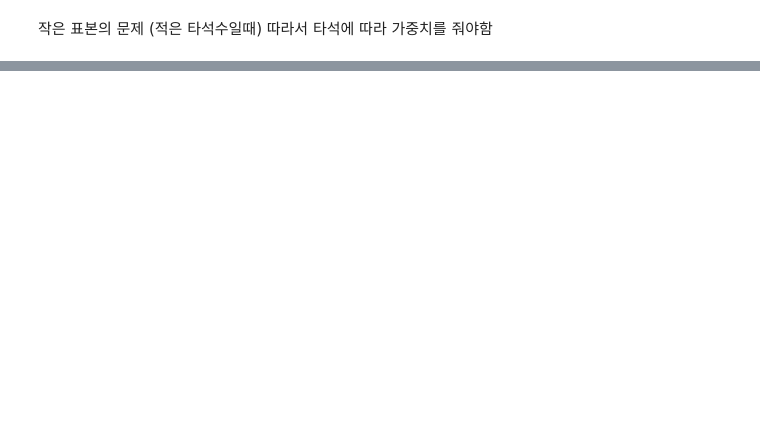
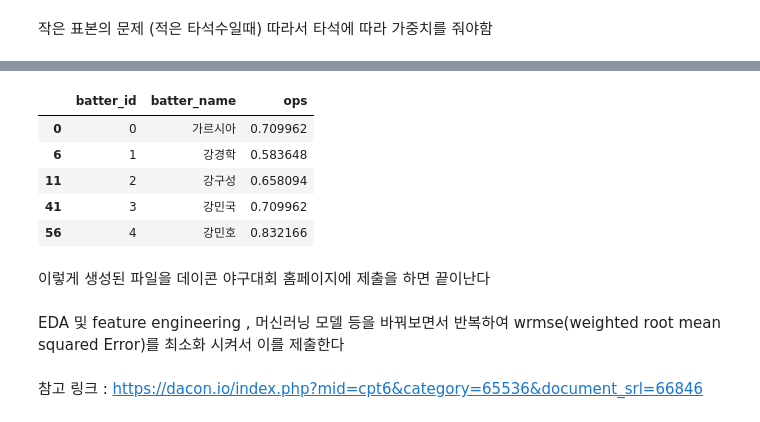
Before and after one commit to juhwakKim/kaggle, a Jupyter notebook: Dacon/Dacon_6th_tutorial2.ipynb, the cells around one changed output, grey strips where cells are left out. Saved outputs shown, nothing was run; the diff lists cells and outputs as text; code cells hidden in the pictures; blank space fills up the shorter version.

Commit message:
Dacon_tutorial

```diff
--- a/Dacon/Dacon_6th_tutorial2.ipynb
+++ b/Dacon/Dacon_6th_tutorial2.ipynb
@@ -149,3 +293,6 @@ mean_squared_error(real,pred,sample_weight=ab)**0.5
 # %% [markdown]
 작은 표본의 문제 (적은 타석수일때)
 따라서 타석에 따라 가중치를 줘야함
+# %%
+rf = RandomForestRegressor(n_estimators=500)
+rf.fit(X_train.fillna(-1),y_train.fillna(-1),sample_weight=train['AB'])
@@ -156,0 +338,2 @@ mean_squared_error(real,pred,sample_weight=ab)**0.5
+# %%
+predictions=rf.predict(X_test.fillna(-1))
@@ -156,0 +344,2 @@ mean_squared_error(real,pred,sample_weight=ab)**0.5
+# %%
+sub['ops']=predictions
@@ -156,0 +348,15 @@ mean_squared_error(real,pred,sample_weight=ab)**0.5
+# %%
+sub.head()
+# %% [output]
+|  | batter_id | batter_name | ops |
+| 0 | 0 | 가르시아 | 0.709962 |
+| 6 | 1 | 강경학 | 0.583648 |
+| 11 | 2 | 강구성 | 0.658094 |
+| 41 | 3 | 강민국 | 0.709962 |
+| 56 | 4 | 강민호 | 0.832166 |
+# %% [markdown]
+이렇게 생성된 파일을 데이콘 야구대회 홈페이지에 제출을 하면 끝이난다
+# %% [markdown]
+EDA 및 feature engineering , 머신러닝 모델 등을 바꿔보면서 반복하여 wrmse(weighted root mean squared Error)를 최소화 시켜서 이를 제출한다
+# %% [markdown]
+참고 링크 : https://dacon.io/index.php?mid=cpt6&category=65536&document_srl=66846
```
Also changed, not shown: parts of 58 cells of this notebook, 1 other file.
